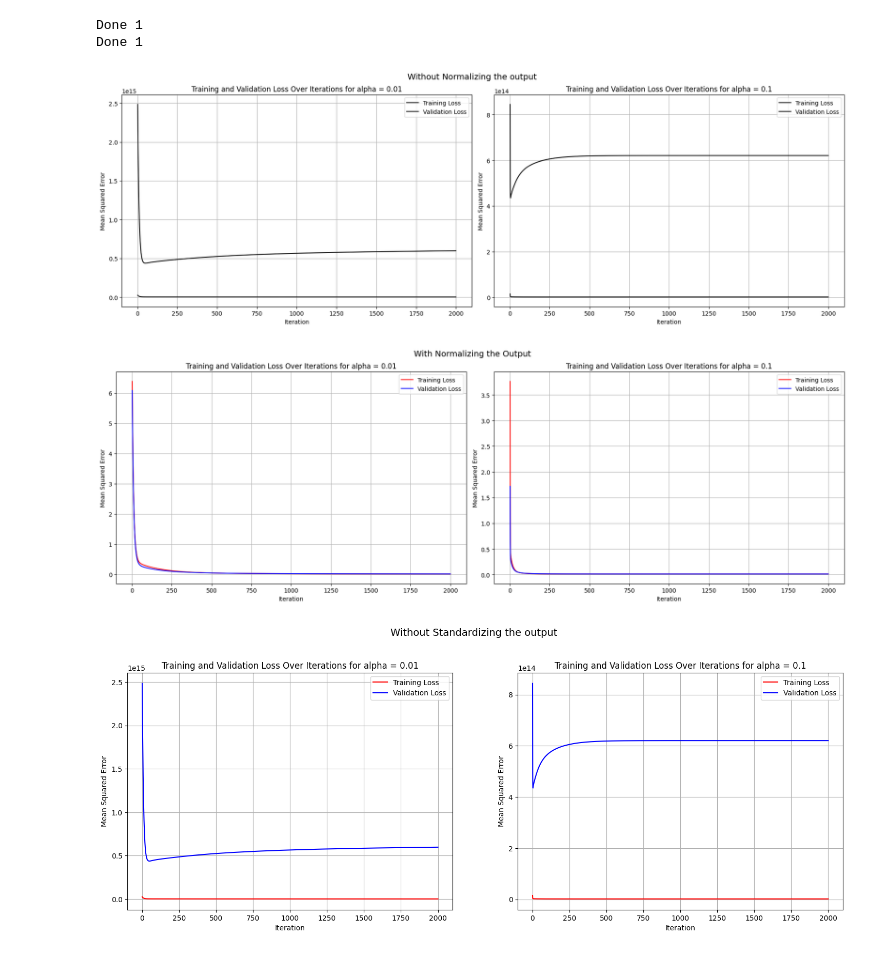
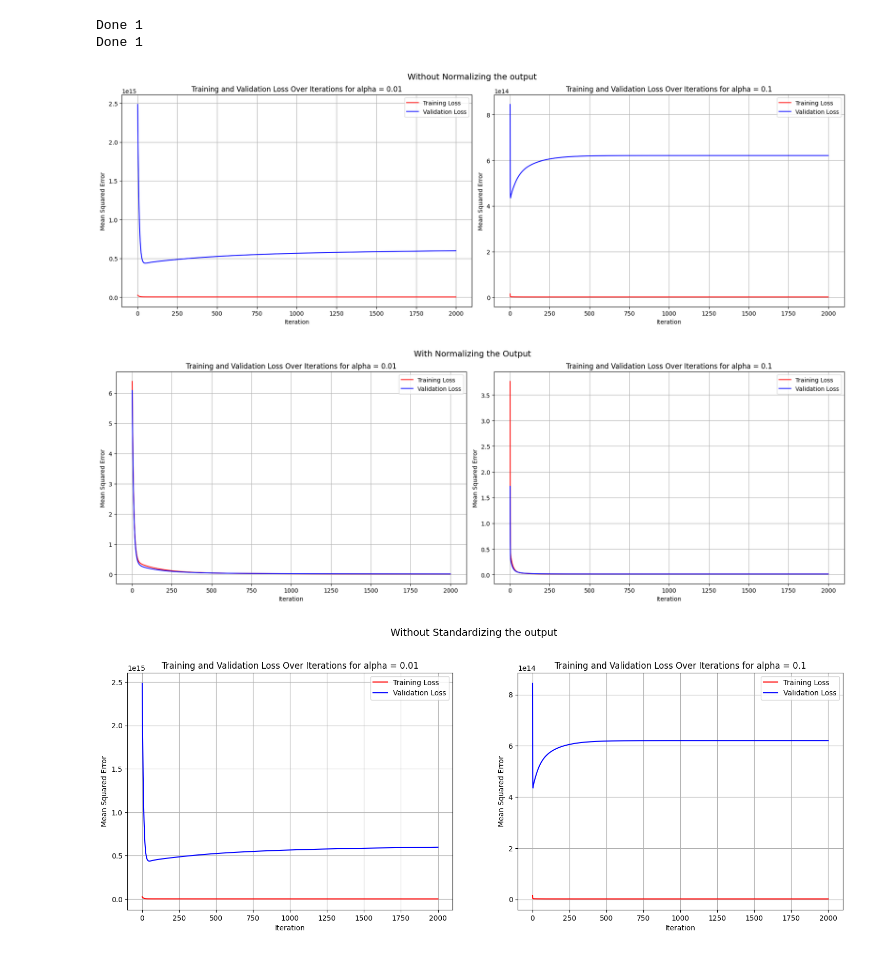
Before and after one commit to sirlapat/ML_Assignment1, a Jupyter notebook: ML_A2.ipynb, the cells around one changed output. Cells and saved outputs as stored; diff of their text form; code cells hidden in the pictures.

```diff
--- a/ML_A2.ipynb
+++ b/ML_A2.ipynb
@@ -303,8 +303,8 @@ Done 1
 plt.figure(figsize=(18, 6))
 
 plt.subplot(1, 2, 1)
-plt.plot(range(1, len(train_loss_alpha_normal_input) + 1), train_loss_alpha_normal_input, color='black', label = 'Training Loss')
-plt.plot(range(1, len(val_loss_alpha_normal_input) + 1), val_loss_alpha_normal_input, color='black', label = 'Validation Loss')
+plt.plot(range(1, len(train_loss_alpha_normal_input) + 1), train_loss_alpha_normal_input, color='red', label = 'Training Loss')
+plt.plot(range(1, len(val_loss_alpha_normal_input) + 1), val_loss_alpha_normal_input, color='blue', label = 'Validation Loss')
 plt.xlabel("Iteration")
 plt.ylabel("Mean Squared Error")
 plt.title("Training and Validation Loss Over Iterations for alpha = 0.01")
@@ -316,8 +316,8 @@ middle_y = 1 # Y-coordinate for the middle title
 plt.figtext(middle_x, middle_y, 'Without Normalizing the output', ha='center', fontsize=14)
 
 plt.subplot(1, 2, 2)
-plt.plot(range(1, len(train_loss_alpha_normal_input_1) + 1), train_loss_alpha_normal_input_1, color='black', label = 'Training Loss')
-plt.plot(range(1, len(val_loss_alpha_normal_input_1) + 1), val_loss_alpha_normal_input_1, color='black', label = 'Validation Loss')
+plt.plot(range(1, len(train_loss_alpha_normal_input_1) + 1), train_loss_alpha_normal_input_1, color='red', label = 'Training Loss')
+plt.plot(range(1, len(val_loss_alpha_normal_input_1) + 1), val_loss_alpha_normal_input_1, color='blue', label = 'Validation Loss')
 plt.xlabel("Iteration")
 plt.ylabel("Mean Squared Error")
 plt.title("Training and Validation Loss Over Iterations for alpha = 0.1")
@@ -327,34 +327,34 @@ plt.grid()
 plt.tight_layout()
 
 plt.figure(figsize=(18, 6))
 
 plt.subplot(1, 2, 1)
 plt.plot(range(1, len(train_loss_alpha_normal) + 1), train_loss_alpha_normal, color='red', label = 'Training Loss')
 plt.plot(range(1, len(val_loss_alpha_normal) + 1), val_loss_alpha_normal, color='blue', label = 'Validation Loss')
 plt.xlabel("Iteration")
 plt.ylabel("Mean Squared Error")
 plt.title("Training and Validation Loss Over Iterations for alpha = 0.01")
 plt.grid()
 plt.legend()
 
 plt.subplot(1, 2, 2)
 plt.plot(range(1, len(train_loss_alpha_normal_1) + 1), train_loss_alpha_normal_1, color='red', label = 'Training Loss')
 plt.plot(range(1, len(val_loss_alpha_normal_1) + 1), val_loss_alpha_normal_1, color='blue', label = 'Validation Loss')
 plt.xlabel("Iteration")
 plt.ylabel("Mean Squared Error")
 plt.title("Training and Validation Loss Over Iterations for alpha = 0.1")
 plt.legend()
 plt.grid()
 
 middle_x = 0.5  # X-coordinate for the middle of the subplots
 middle_y = 1 # Y-coordinate for the middle title
 plt.figtext(middle_x, middle_y, 'With Normalizing the Output', ha='center', fontsize=14)
 
 plt.tight_layout()
 
 plt.show()
 # %% [output]
-[figure, old version]
+[figure, new version]
 [figure]
 # %%
 theta_alpha_standard_input, train_loss_alpha_standard_input, val_loss_alpha_standard_input = Linear_Regression(X_train_standard,
```
